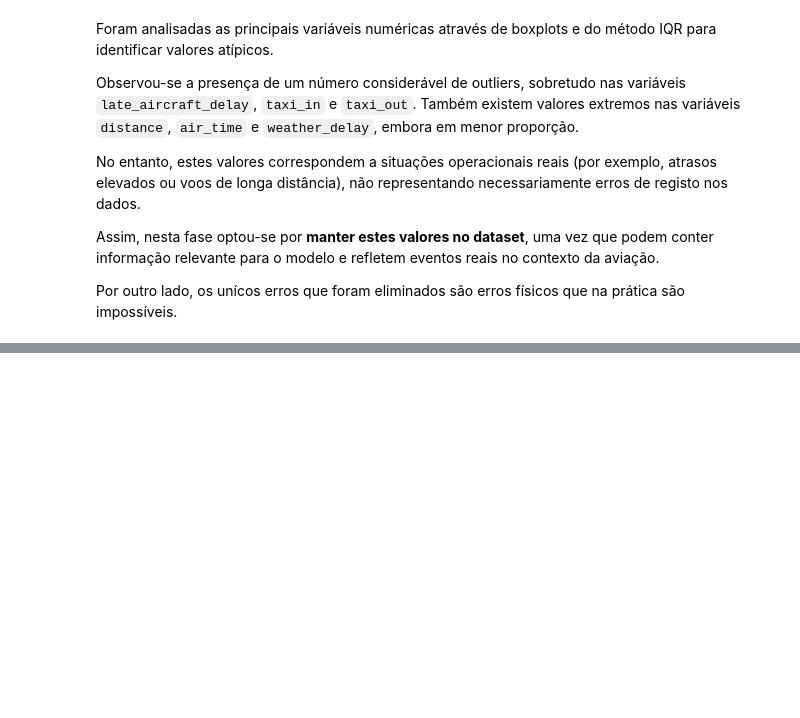
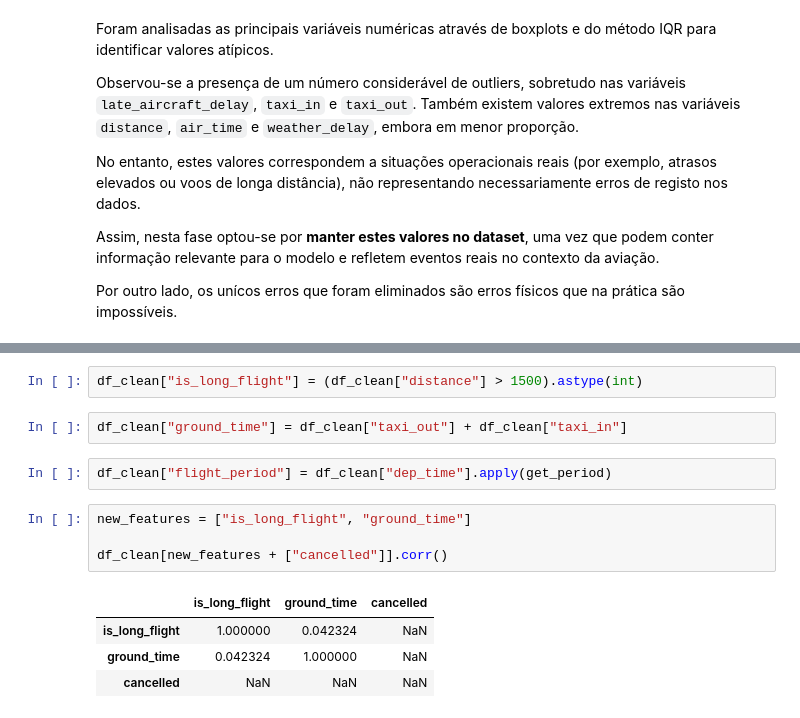
Before and after one commit to rodrigoramooos/previsao-atrasos-voos, a Jupyter notebook: notebooks/1.0_eda_limpeza.ipynb, the cells around one changed output, grey strips where cells are left out. Cells and saved outputs as stored; diff of their text form; blank space fills up the shorter version.

```diff
--- a/notebooks/1.0_eda_limpeza.ipynb
+++ b/notebooks/1.0_eda_limpeza.ipynb
@@ -610,0 +662,15 @@ Por outro lado, os unícos erros que foram eliminados são erros físicos que na
+# %%
+df_clean["is_long_flight"] = (df_clean["distance"] > 1500).astype(int)
+# %%
+df_clean["ground_time"] = df_clean["taxi_out"] + df_clean["taxi_in"]
+# %%
+df_clean["flight_period"] = df_clean["dep_time"].apply(get_period)
+# %%
+new_features = ["is_long_flight", "ground_time"]
+
+df_clean[new_features + ["cancelled"]].corr()
+# %% [output]
+|  | is_long_flight | ground_time | cancelled |
+| is_long_flight | 1.000000 | 0.042324 | NaN |
+| ground_time | 0.042324 | 1.000000 | NaN |
+| cancelled | NaN | NaN | NaN |
```
Also changed, not shown: parts of 13 cells of this notebook.
